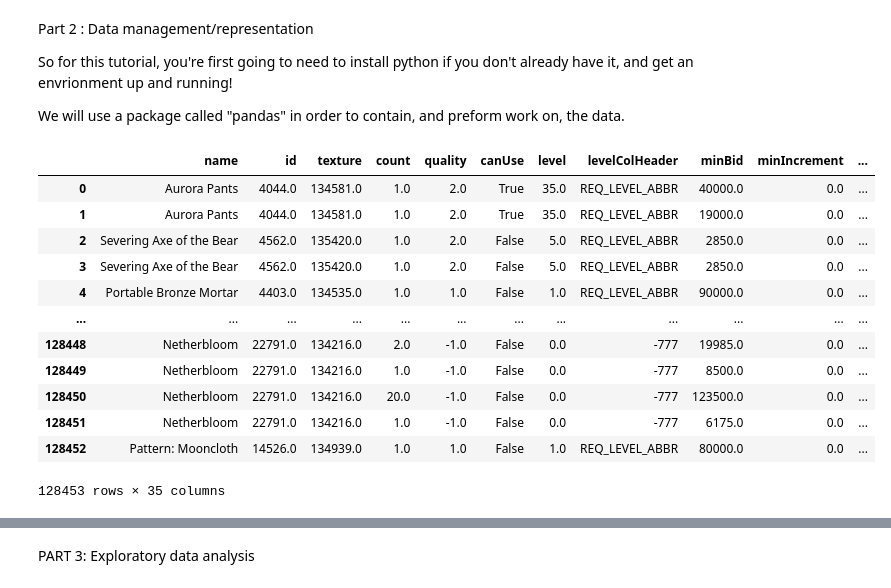
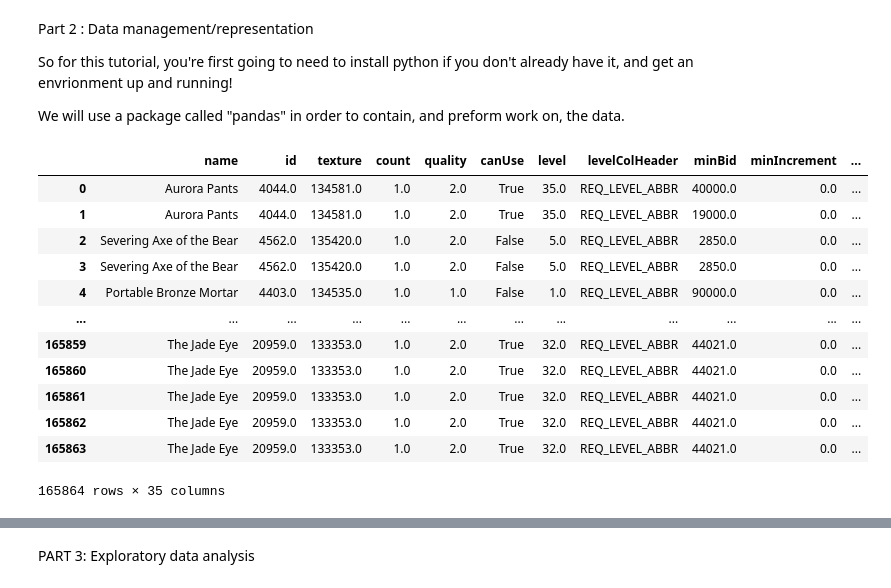
Before and after one commit to Lewted/Lewted.github.io, a Jupyter notebook: LewAH.ipynb, the cells around one changed output, grey strips where cells are left out. Saved outputs shown, nothing was run; the diff lists cells and outputs as text; code cells hidden in the pictures.

```diff
--- a/LewAH.ipynb
+++ b/LewAH.ipynb
@@ -144,14 +144,13 @@ So for this tutorial, you're first going to need to install python if you don't
 
 We will use a package called "pandas" in order to contain, and preform work on, the data.
 # %%
-
-
 import pandas as pd
 
-dec11 = pd.read_csv("Data/Dec_11.csv")
-dec12 = pd.read_csv("Data/Dec_12.csv")
-dec13 = pd.read_csv("Data/Dec_13.csv")
-dec14 = pd.read_csv("Data/Dec_14.csv")
+dec11 = pd.read_csv("Data/Dec_11.csv", low_memory=False)
+dec12 = pd.read_csv("Data/Dec_12.csv", low_memory=False)
+dec13 = pd.read_csv("Data/Dec_13.csv", low_memory=False)
+dec14 = pd.read_csv("Data/Dec_14.csv", low_memory=False)
+dec15 = pd.read_csv("Data/Dec_15.csv", low_memory=False)
 
 # Last line of .csv is date - format it into datetime column ['scan_date']
 def extract_date(df):
@@ -159,40 +158,41 @@ def extract_date(df):
   return df[:-1]
 
 dec11 = extract_date(dec11)
 dec12 = extract_date(dec12)
 dec13 = extract_date(dec13)
 dec14 = extract_date(dec14)
+dec15 = extract_date(dec15)
 
 # Merge all CSVs into single pandas db
-merged = pd.concat([dec11, dec12, dec13, dec14], ignore_index=True)
+merged = pd.concat([dec11, dec12, dec13, dec14, dec15], ignore_index=True)
 
 # convert every dtype manually later before it becomes an issue :(
 merged["canUse"] = merged["canUse"].apply(lambda x: pd.to_numeric(x, errors = 'ignore'))
 merged["highBidder"] = merged["highBidder"].apply(lambda x: pd.to_numeric(x, errors = 'ignore'))
 merged["isCraftingReagent"] = merged["isCraftingReagent"].apply(lambda x: pd.to_numeric(x, errors = 'ignore'))
 
 # Correct broken ['level'] entries with supplementary iteminfo data
 for index, row in merged.iterrows():
   if row['level'] > 9000: #ITS OVER NINE THOUSAAAAAND
     merged.at[index, 'level'] = row['itemMinLevel']
 
 #print(merged["canUse"].dtype)
 
 merged
 # %% [output]
 |  | name | id | texture | count | quality | canUse | level | levelColHeader | minBid | minIncrement | ... |
 | 0 | Aurora Pants | 4044.0 | 134581.0 | 1.0 | 2.0 | True | 35.0 | REQ_LEVEL_ABBR | 40000.0 | 0.0 | ... |
 | 1 | Aurora Pants | 4044.0 | 134581.0 | 1.0 | 2.0 | True | 35.0 | REQ_LEVEL_ABBR | 19000.0 | 0.0 | ... |
 | 2 | Severing Axe of the Bear | 4562.0 | 135420.0 | 1.0 | 2.0 | False | 5.0 | REQ_LEVEL_ABBR | 2850.0 | 0.0 | ... |
 | 3 | Severing Axe of the Bear | 4562.0 | 135420.0 | 1.0 | 2.0 | False | 5.0 | REQ_LEVEL_ABBR | 2850.0 | 0.0 | ... |
 | 4 | Portable Bronze Mortar | 4403.0 | 134535.0 | 1.0 | 1.0 | False | 1.0 | REQ_LEVEL_ABBR | 90000.0 | 0.0 | ... |
 | ... | ... | ... | ... | ... | ... | ... | ... | ... | ... | ... | ... |
-| 128448 | Netherbloom | 22791.0 | 134216.0 | 2.0 | -1.0 | False | 0.0 | -777 | 19985.0 | 0.0 | ... |
-| 128449 | Netherbloom | 22791.0 | 134216.0 | 1.0 | -1.0 | False | 0.0 | -777 | 8500.0 | 0.0 | ... |
-| 128450 | Netherbloom | 22791.0 | 134216.0 | 20.0 | -1.0 | False | 0.0 | -777 | 123500.0 | 0.0 | ... |
-| 128451 | Netherbloom | 22791.0 | 134216.0 | 1.0 | -1.0 | False | 0.0 | -777 | 6175.0 | 0.0 | ... |
-| 128452 | Pattern: Mooncloth | 14526.0 | 134939.0 | 1.0 | 1.0 | False | 1.0 | REQ_LEVEL_ABBR | 80000.0 | 0.0 | ... |
+| 165859 | The Jade Eye | 20959.0 | 133353.0 | 1.0 | 2.0 | True | 32.0 | REQ_LEVEL_ABBR | 44021.0 | 0.0 | ... |
+| 165860 | The Jade Eye | 20959.0 | 133353.0 | 1.0 | 2.0 | True | 32.0 | REQ_LEVEL_ABBR | 44021.0 | 0.0 | ... |
+| 165861 | The Jade Eye | 20959.0 | 133353.0 | 1.0 | 2.0 | True | 32.0 | REQ_LEVEL_ABBR | 44021.0 | 0.0 | ... |
+| 165862 | The Jade Eye | 20959.0 | 133353.0 | 1.0 | 2.0 | True | 32.0 | REQ_LEVEL_ABBR | 44021.0 | 0.0 | ... |
+| 165863 | The Jade Eye | 20959.0 | 133353.0 | 1.0 | 2.0 | True | 32.0 | REQ_LEVEL_ABBR | 44021.0 | 0.0 | ... |
-128453 rows × 35 columns
+165864 rows × 35 columns
 # %%
 import json
 #make a copy of the original data in case we want to reference the original.
```
Also changed, not shown: parts of 1 cell of this notebook.
